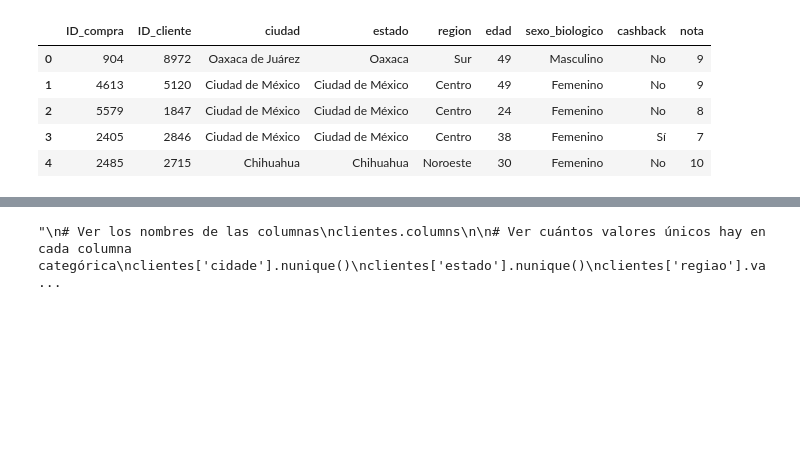
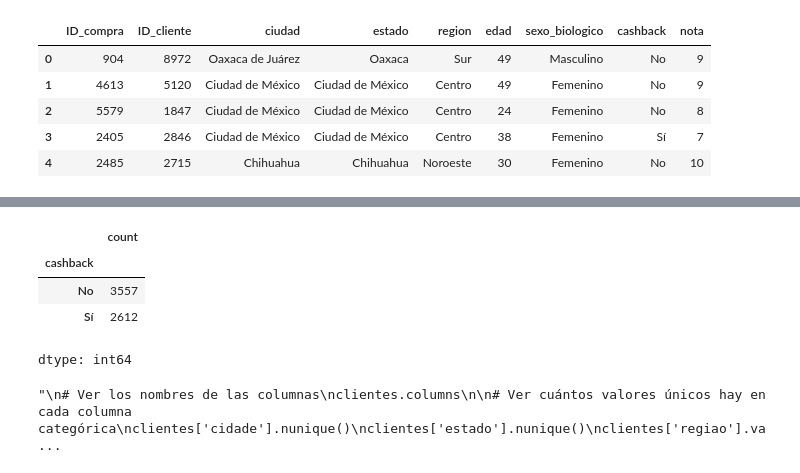
Before and after one commit to AndresCMontejo/IA_Aplicada_a_Ciencia_de_datos, a Jupyter notebook: IA_aplicada_a_ciencia_de_datos.ipynb, the cells around one changed output, grey strips where cells are left out. Saved outputs shown, nothing was run; the diff lists cells and outputs as text; code cells hidden in the pictures; blank space fills up the shorter version.

```diff
--- a/IA_aplicada_a_ciencia_de_datos.ipynb
+++ b/IA_aplicada_a_ciencia_de_datos.ipynb
@@ -162,2 +178,8 @@ clientes['sexo_biologico'].value_counts()
 # %%
-clientes['programa de cashback'].value_counts()
+clientes['cashback'].value_counts()
+# %% [output]
+|  | count |
+| cashback |  |
+| No | 3557 |
+| Sí | 2612 |
+dtype: int64
```
Also changed, not shown: parts of 10 cells of this notebook.
